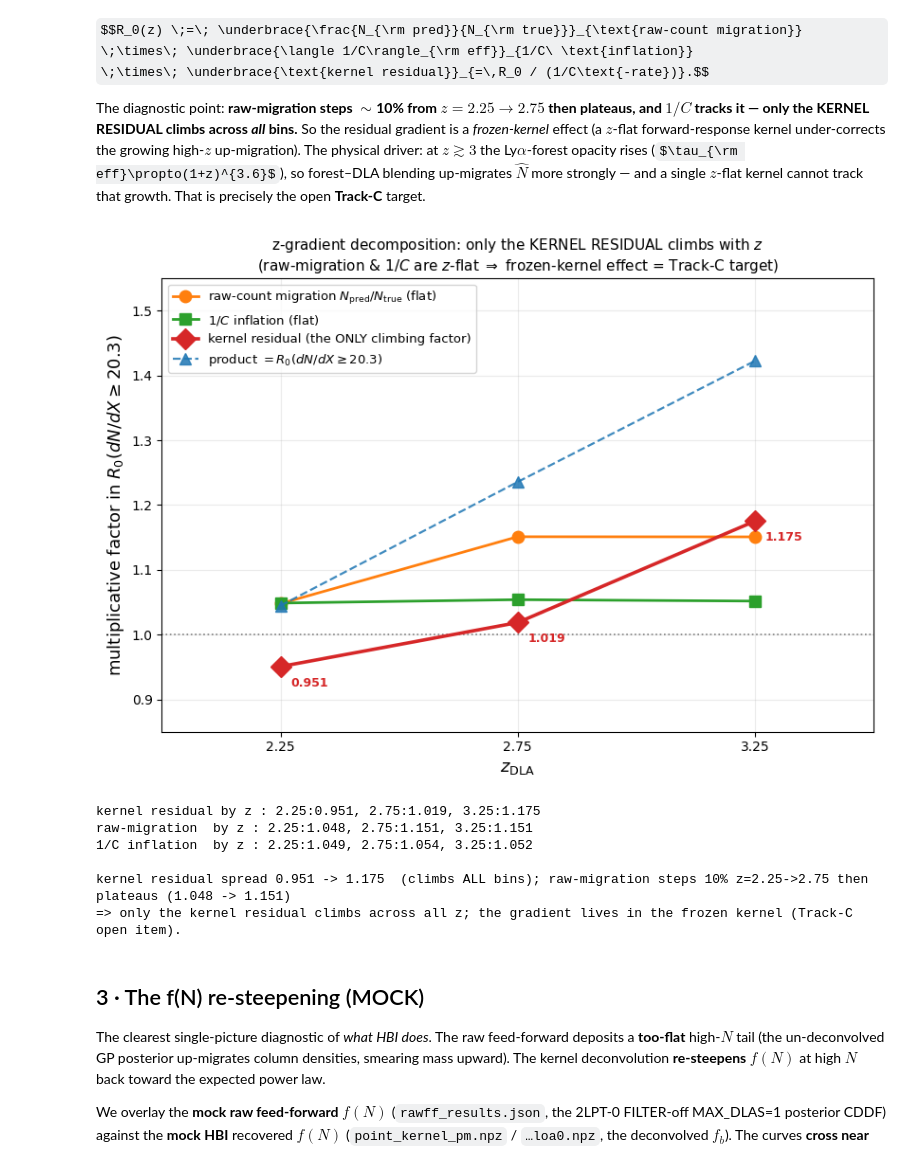
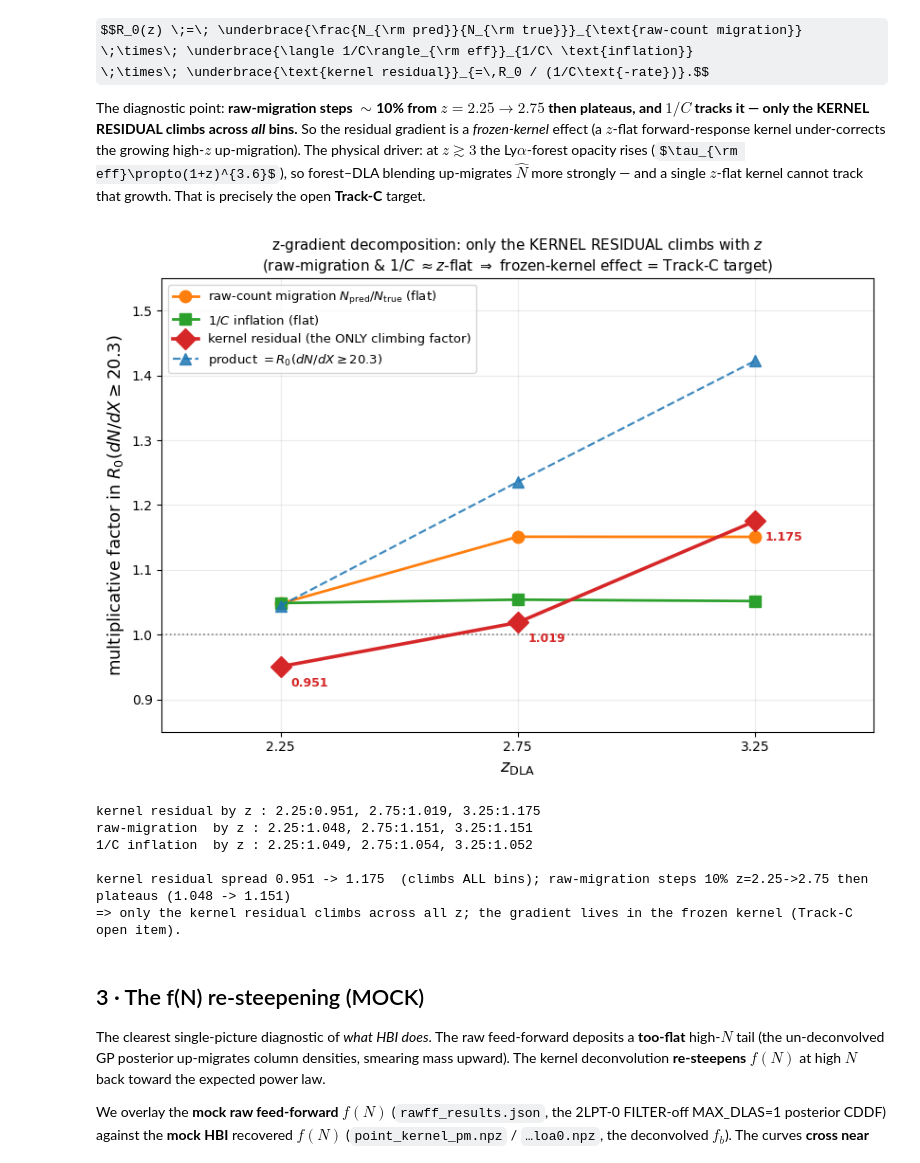
Before and after one commit to jibanCat/desi_gpy_dla_detection, a Jupyter notebook: notebooks/HBI_04_validation.ipynb, the cells around one changed output. Drawn from its saved outputs; the diff is of its cells as text; code cells hidden in the pictures; some formulas as TeX source.

```diff
--- a/notebooks/HBI_04_validation.ipynb
+++ b/notebooks/HBI_04_validation.ipynb
@@ -239,35 +239,35 @@ ax.plot(zc, rawN, "o-", color="#ff7f0e", ms=9, lw=2.0,
         label=r"raw-count migration $N_{\rm pred}/N_{\rm true}$ (flat)")
 ax.plot(zc, invC_infl, "s-", color="#2ca02c", ms=9, lw=2.0,
         label=r"$1/C$ inflation (flat)")
 ax.plot(zc, kern, "D-", color="#d62728", ms=11, lw=2.6,
         label="kernel residual (the ONLY climbing factor)")
 ax.plot(zc, v3_R0, "^--", color="#1f77b4", ms=9, lw=1.6, alpha=0.85,
         label=r"product $= R_0(dN/dX\geq 20.3)$")
 for i, zz in enumerate(zc):
     ax.annotate(f"{kern[i]:.3f}", (zz, kern[i]), textcoords="offset points",
                 xytext=(8, -15), fontsize=9, color="#d62728", fontweight="bold")
 ax.set_xlabel(r"$z_{\rm DLA}$", fontsize=13)
 ax.set_ylabel(r"multiplicative factor in $R_0(dN/dX\geq 20.3)$", fontsize=13)
 ax.set_title("z-gradient decomposition: only the KERNEL RESIDUAL climbs with $z$\n"
-             "(raw-migration & $1/C$ are $z$-flat $\\Rightarrow$ frozen-kernel effect "
+             "(raw-migration & $1/C$ $\\approx z$-flat $\\Rightarrow$ frozen-kernel effect "
              "= Track-C target)", fontsize=11)
 ax.set_xlim(2.0, 3.5); ax.set_xticks([2.25, 2.75, 3.25]); ax.set_ylim(0.85, 1.55)
 ax.legend(fontsize=9.5, loc="upper left"); ax.grid(alpha=0.25)
 fig.tight_layout()
 plt.show()
 
 # quantify the climb
 print("kernel residual by z :", ", ".join(f"{zz:.2f}:{kk:.3f}" for zz, kk in zip(zc, kern)))
 print("raw-migration  by z :", ", ".join(f"{zz:.2f}:{rr:.3f}" for zz, rr in zip(zc, rawN)))
 print("1/C inflation  by z :", ", ".join(f"{zz:.2f}:{ii:.3f}" for zz, ii in zip(zc, invC_infl)))
 rawN_step = 100.0 * (rawN[1] / rawN[0] - 1.0)
 print(f"\nkernel residual spread {kern.min():.3f} -> {kern.max():.3f}  (climbs ALL bins); "
       f"raw-migration steps {rawN_step:.0f}% z=2.25->2.75 then plateaus "
       f"({rawN.min():.3f} -> {rawN.max():.3f})")
 print("=> only the kernel residual climbs across all z; the gradient lives in the "
       "frozen kernel (Track-C open item).")
 # %% [output]
-[figure, old version]
+[figure, new version]
 kernel residual by z : 2.25:0.951, 2.75:1.019, 3.25:1.175
 raw-migration  by z : 2.25:1.048, 2.75:1.151, 3.25:1.151
 1/C inflation  by z : 2.25:1.049, 2.75:1.054, 3.25:1.052
```
Also changed, not shown: parts of 1 cell of this notebook, 2 other files.
